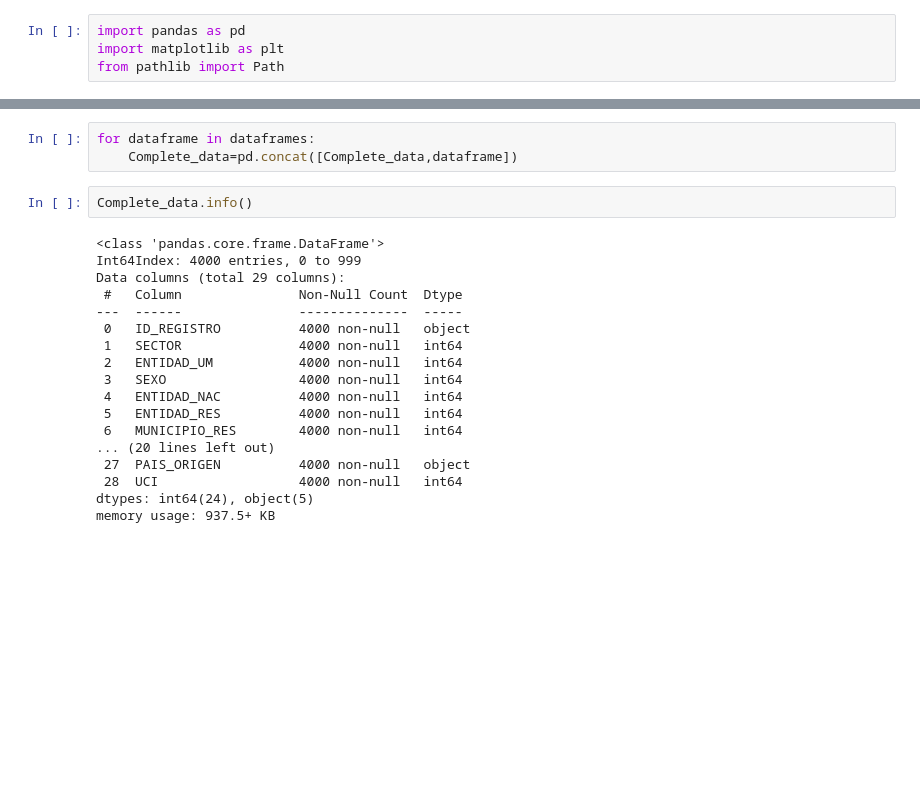
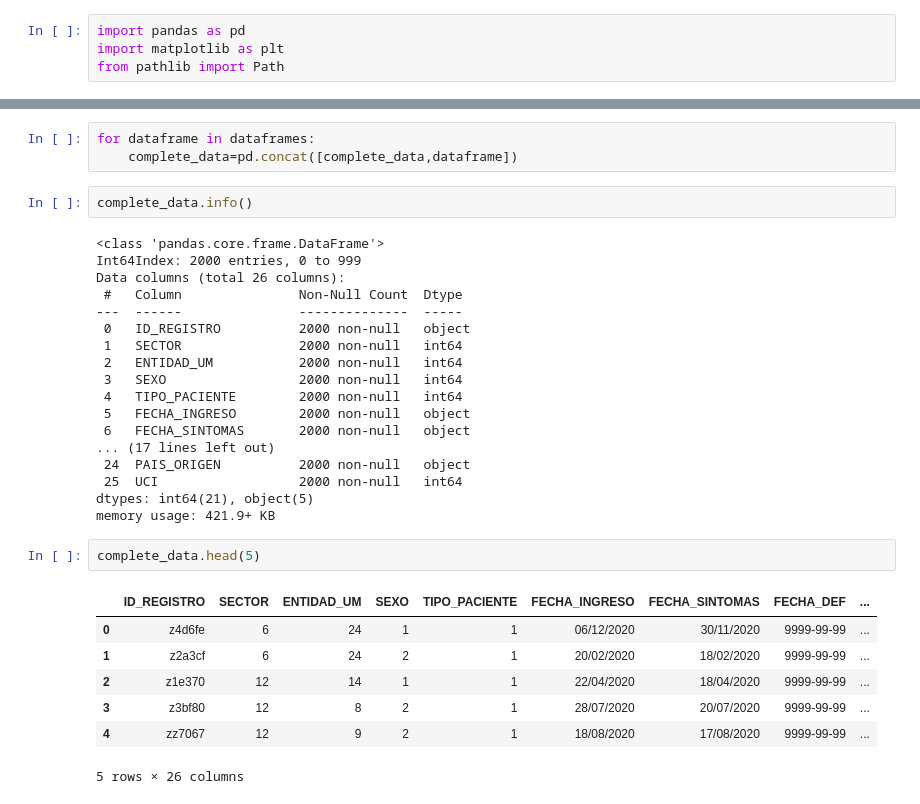
Before and after one commit to Felo2023/Project-1, a Jupyter notebook: Python programs/Main program.ipynb, the cells around one changed output, grey strips where cells are left out. Cells and saved outputs as stored; diff of their text form; blank space fills up the shorter version.

```diff
--- a/Python programs/Main program.ipynb
+++ b/Python programs/Main program.ipynb
@@ -60,23 +71,33 @@ Complete_data=pd.DataFrame()
 # %%
 for dataframe in dataframes:
-    Complete_data=pd.concat([Complete_data,dataframe])
+    complete_data=pd.concat([complete_data,dataframe])
 # %%
-Complete_data.info()
+complete_data.info()
 # %% [output]
 <class 'pandas.core.frame.DataFrame'>
-Int64Index: 4000 entries, 0 to 999
-Data columns (total 29 columns):
+Int64Index: 2000 entries, 0 to 999
+Data columns (total 26 columns):
  #   Column               Non-Null Count  Dtype
 ---  ------               --------------  -----
- 0   ID_REGISTRO          4000 non-null   object
- 1   SECTOR               4000 non-null   int64
- 2   ENTIDAD_UM           4000 non-null   int64
- 3   SEXO                 4000 non-null   int64
- 4   ENTIDAD_NAC          4000 non-null   int64
- 5   ENTIDAD_RES          4000 non-null   int64
- 6   MUNICIPIO_RES        4000 non-null   int64
-... (20 lines left out)
- 27  PAIS_ORIGEN          4000 non-null   object
- 28  UCI                  4000 non-null   int64
-dtypes: int64(24), object(5)
-memory usage: 937.5+ KB
+ 0   ID_REGISTRO          2000 non-null   object
+ 1   SECTOR               2000 non-null   int64
+ 2   ENTIDAD_UM           2000 non-null   int64
+ 3   SEXO                 2000 non-null   int64
+ 4   TIPO_PACIENTE        2000 non-null   int64
+ 5   FECHA_INGRESO        2000 non-null   object
+ 6   FECHA_SINTOMAS       2000 non-null   object
+... (17 lines left out)
+ 24  PAIS_ORIGEN          2000 non-null   object
+ 25  UCI                  2000 non-null   int64
+dtypes: int64(21), object(5)
+memory usage: 421.9+ KB
+# %%
+complete_data.head(5)
+# %% [output]
+|  | ID_REGISTRO | SECTOR | ENTIDAD_UM | SEXO | TIPO_PACIENTE | FECHA_INGRESO | FECHA_SINTOMAS | FECHA_DEF | ... |
+| 0 | z4d6fe | 6 | 24 | 1 | 1 | 06/12/2020 | 30/11/2020 | 9999-99-99 | ... |
+| 1 | z2a3cf | 6 | 24 | 2 | 1 | 20/02/2020 | 18/02/2020 | 9999-99-99 | ... |
+| 2 | z1e370 | 12 | 14 | 1 | 1 | 22/04/2020 | 18/04/2020 | 9999-99-99 | ... |
+| 3 | z3bf80 | 12 | 8 | 2 | 1 | 28/07/2020 | 20/07/2020 | 9999-99-99 | ... |
+| 4 | zz7067 | 12 | 9 | 2 | 1 | 18/08/2020 | 17/08/2020 | 9999-99-99 | ... |
+5 rows × 26 columns
```
Also changed, not shown: parts of 7 cells of this notebook, 12 other files.
